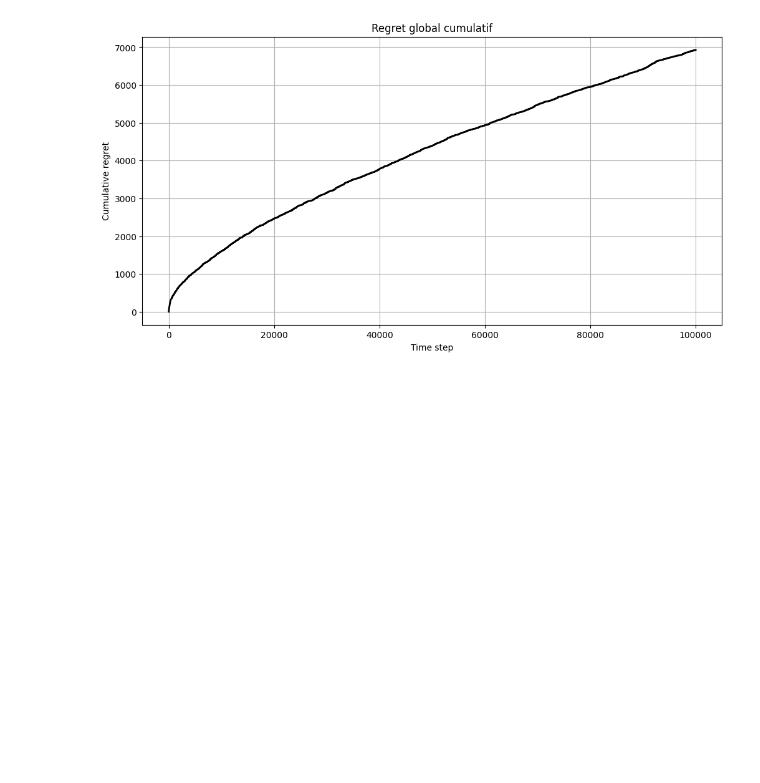
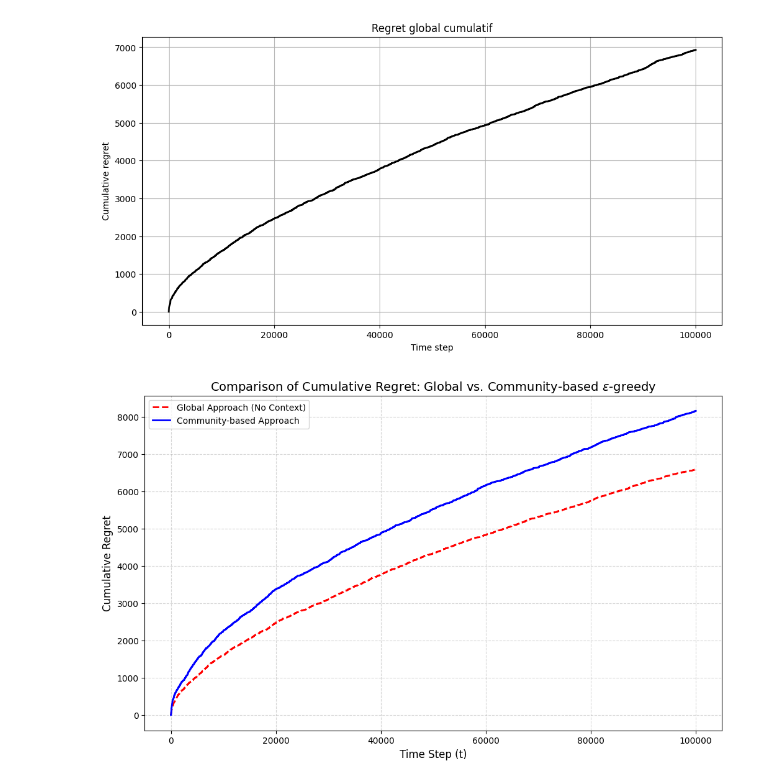
Before and after one commit to lealagonotte/Advanced_ML, a Jupyter notebook: synthetic_epsgreedy.ipynb, the cells around one changed output. Drawn from its saved outputs; the diff is of its cells as text; code cells hidden in the pictures; blank space fills up the shorter version.

```diff
--- a/synthetic_epsgreedy.ipynb
+++ b/synthetic_epsgreedy.ipynb
@@ -375,7 +360,7 @@ class EpsilonGreedyRecommender:
         self.mean_reward = df.groupby('MovieID')['rating'].mean().to_dict()
 
         # For regret tracking
-        self.mu_star = max(self.mean_reward.values())  # moyenne du meilleur film
+        self.mu_star = max(self.mean_reward.values())
         self.regret_list = []
 
     def select_movie(self):
@@ -387,7 +372,7 @@ class EpsilonGreedyRecommender:
 
     def get_reward(self, movie_id):
         """
-        Reward = moyenne des ratings pour ce film (espérance)
+        Reward = mean rating of the movie
         """
         return self.mean_reward[movie_id]
 
@@ -412,7 +397,7 @@ class EpsilonGreedyRecommender:
 
         # Select movie
         movie = self.select_movie()
-        reward = self.get_reward(movie)  # moyenne du film choisi
+        reward = self.get_reward(movie)
         self.update_scores(movie, reward)
 
         # Instant regret
@@ -448,3 +432,48 @@ plt.grid(True)
 plt.show()
 # %% [output]
 [figure]
+# %%
+## Parameters
+N_STEPS = 100000
+
+# Simulation with community-based approach
+recommender_comm = EpsilonGreedyRecommenderCommunity(
+    df=synthetic_data,
+    epsilon=1.0,
+    decay_type='decay_optimal'
+)
+
+# Simulation with global approach (no context)
+recommender_global = EpsilonGreedyRecommender(
+    df=synthetic_data,
+    epsilon=1.0,
+    decay_type='decay_optimal'
+)
+
+
+for t in range(N_STEPS):
+    recommender_comm.step()
+    recommender_global.step()
+
+
+plt.figure(figsize=(12, 7))
+
+
+plt.plot(recommender_global.regret_list,
+         label="Global Approach (No Context)",
+         color='red', linestyle='--', linewidth=2)
+
+
+plt.plot(recommender_comm.global_regret,
+         label="Community-based Approach",
+         color='blue', linewidth=2)
+
+plt.xlabel("Time Step (t)", fontsize=12)
+plt.ylabel("Cumulative Regret", fontsize=12)
+plt.title("Comparison of Cumulative Regret: Global vs. Community-based $\epsilon$-greedy", fontsize=14)
+plt.legend()
+plt.grid(True, which='both', linestyle='--', alpha=0.5)
+
+plt.show()
+# %% [output]
+[figure, added]
```
Also changed, not shown: parts of 4 cells of this notebook, 1 other file.
